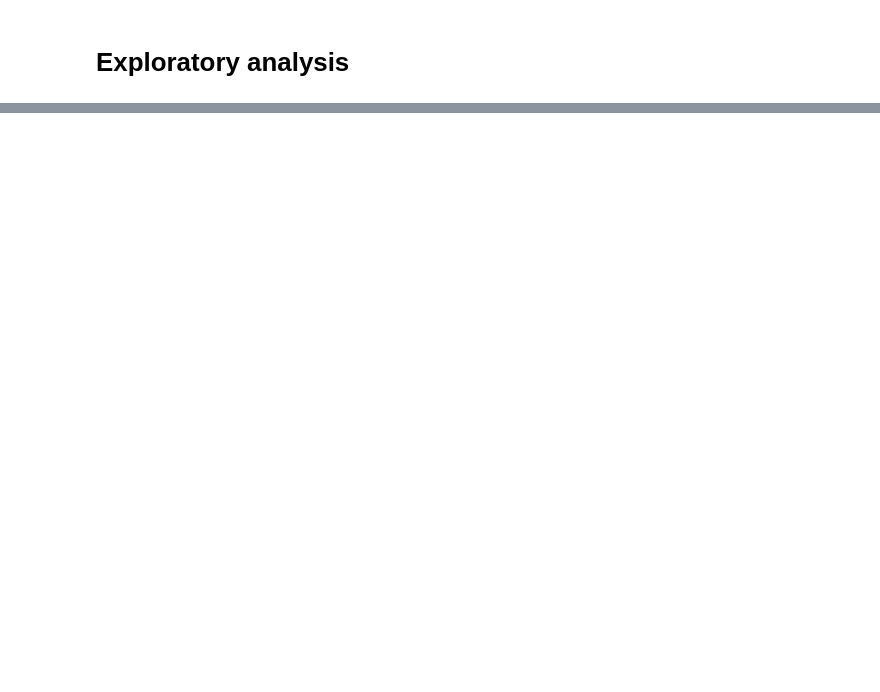
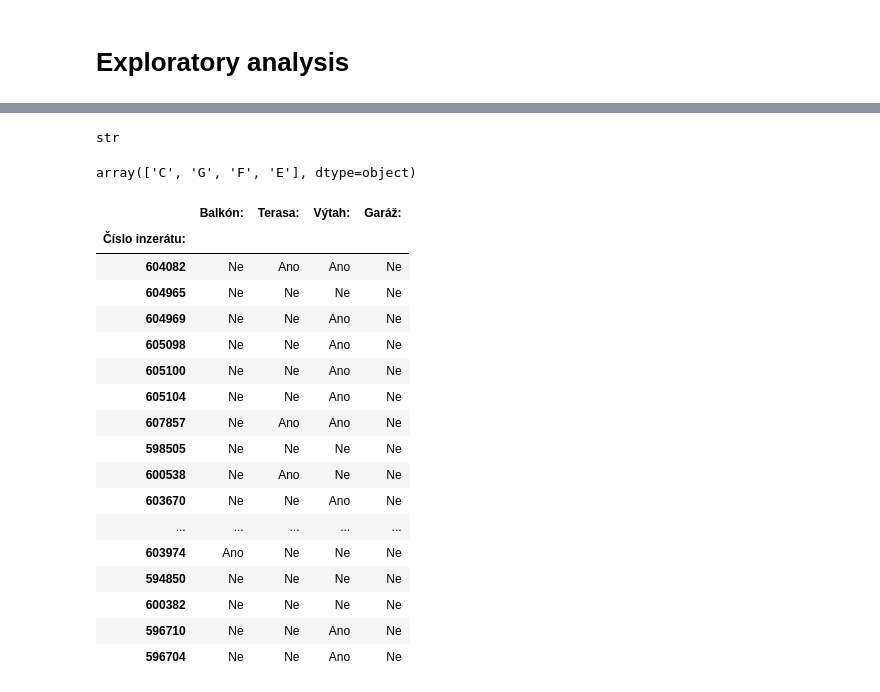
Before and after one commit to luutomas/PythonProject, a Jupyter notebook: Project_str.ipynb, the cells around one changed output, grey strips where cells are left out. Saved outputs shown, nothing was run; the diff lists cells and outputs as text; code cells hidden in the pictures; blank space fills up the shorter version.

```diff
--- a/Project_str.ipynb
+++ b/Project_str.ipynb
@@ -407 +370,30 @@ memory usage: 4.9+ KB
+# %%
+type(NM_sale['lat'][0])
+# %% [output]
+str
+# %%
+NM_sale['PENB:'].unique()
+# %% [output]
+array(['C', 'G', 'F', 'E'], dtype=object)
+# %%
+NM_sale.iloc[:,11:15]
+# %% [output]
+|  | Balkón: | Terasa: | Výtah: | Garáž: |
+| Číslo inzerátu: |  |  |  |  |
+| 604082 | Ne | Ano | Ano | Ne |
+| 604965 | Ne | Ne | Ne | Ne |
+| 604969 | Ne | Ne | Ano | Ne |
+| 605098 | Ne | Ne | Ano | Ne |
+| 605100 | Ne | Ne | Ano | Ne |
+| 605104 | Ne | Ne | Ano | Ne |
+| 607857 | Ne | Ano | Ano | Ne |
+| 598505 | Ne | Ne | Ne | Ne |
+| 600538 | Ne | Ano | Ne | Ne |
+| 603670 | Ne | Ne | Ano | Ne |
+| ... | ... | ... | ... | ... |
+| 603974 | Ano | Ne | Ne | Ne |
+| 594850 | Ne | Ne | Ne | Ne |
+| 600382 | Ne | Ne | Ne | Ne |
+| 596710 | Ne | Ne | Ano | Ne |
+| 596704 | Ne | Ne | Ano | Ne |
 # %%
```
Also changed, not shown: parts of 14 cells of this notebook, 1 other file.
